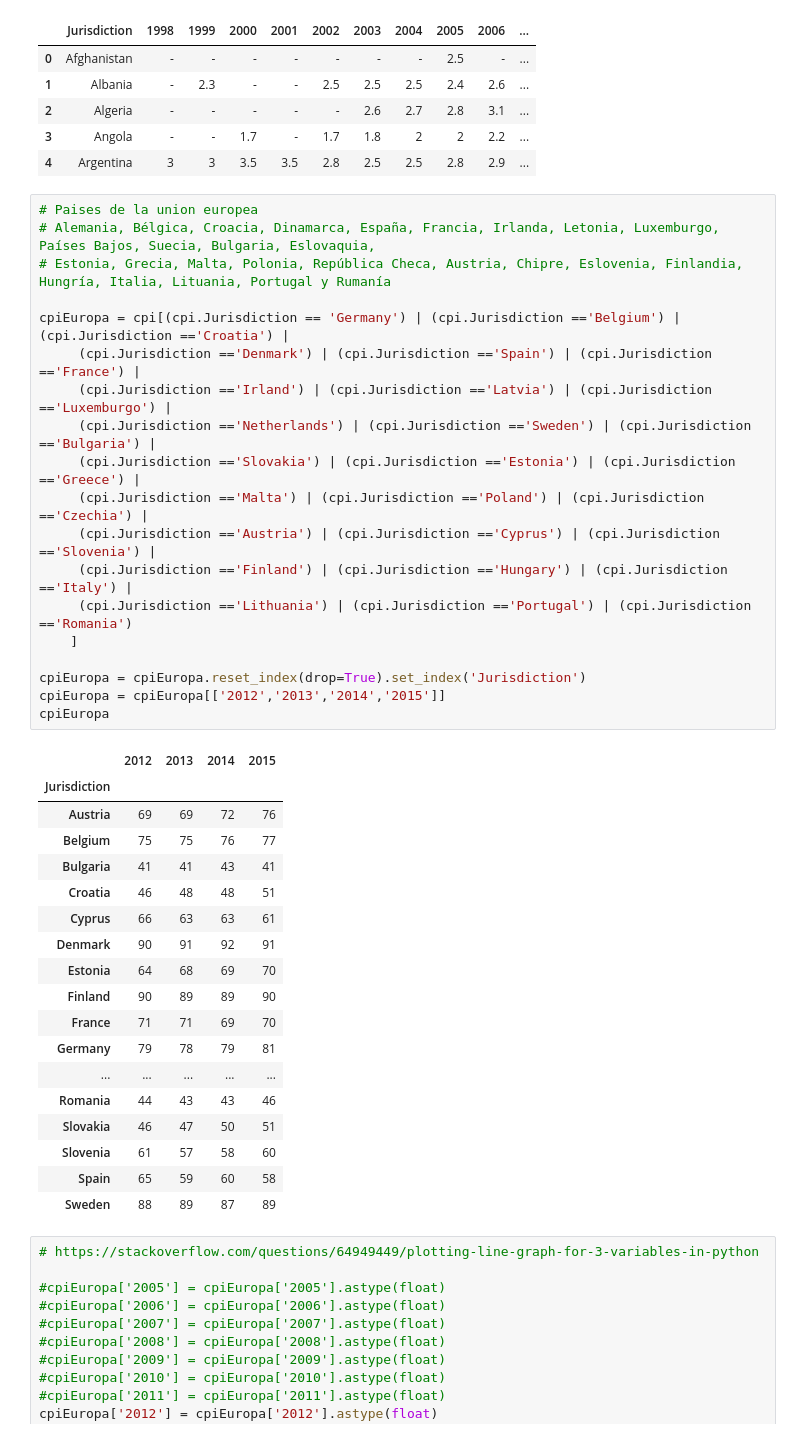
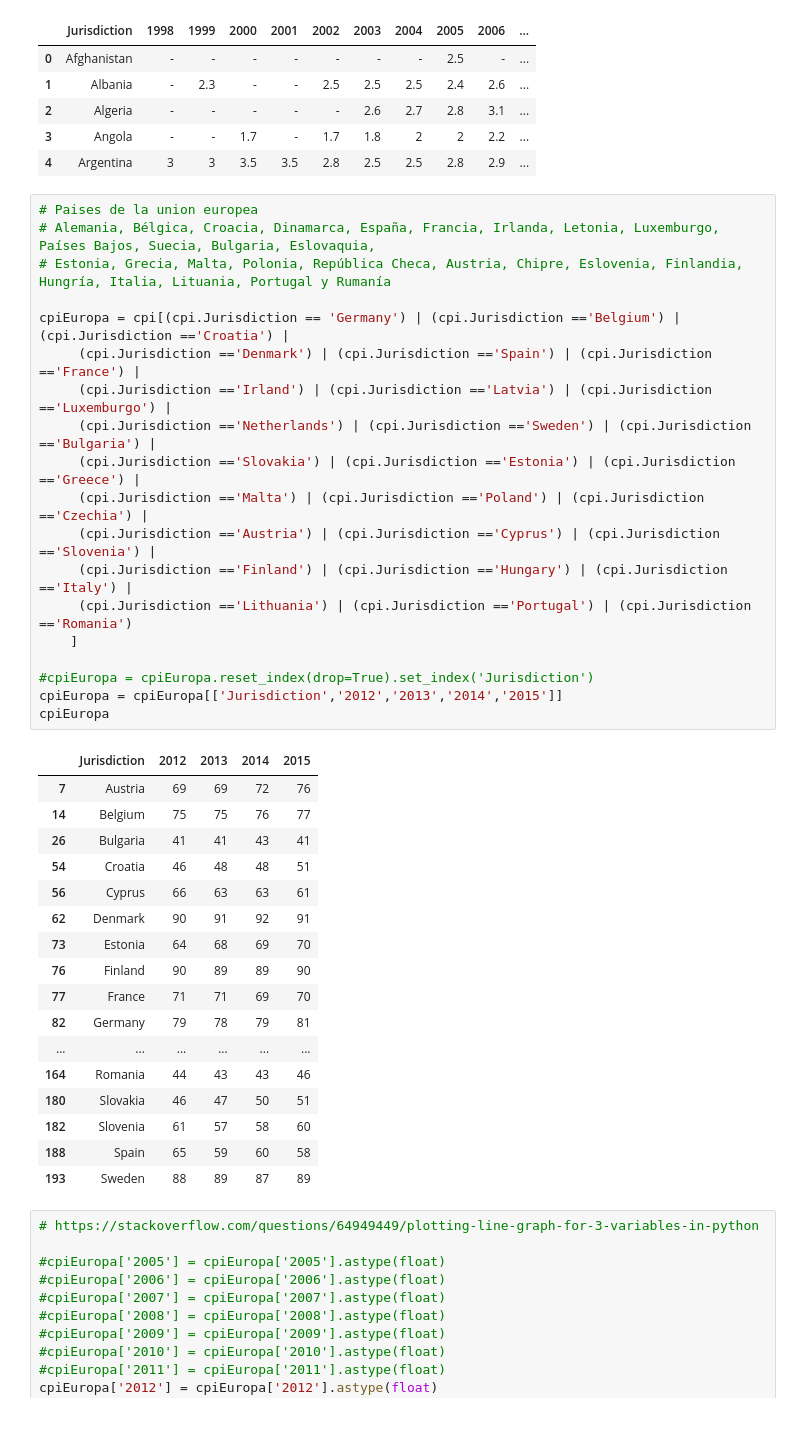
Before and after one commit to fduartej/data_visualization_python, a Jupyter notebook: notebook/CorrupcionPercepcionIndex.ipynb, the cells around one changed output. Saved outputs shown, nothing was run; the diff lists cells and outputs as text.

```diff
--- a/notebook/CorrupcionPercepcionIndex.ipynb
+++ b/notebook/CorrupcionPercepcionIndex.ipynb
@@ -22,41 +141,40 @@ cpi.head()
 # %%
 # Paises de la union europea
 # Alemania, Bélgica, Croacia, Dinamarca, España, Francia, Irlanda, Letonia, Luxemburgo, Países Bajos, Suecia, Bulgaria, Eslovaquia,
 # Estonia, Grecia, Malta, Polonia, República Checa, Austria, Chipre, Eslovenia, Finlandia, Hungría, Italia, Lituania, Portugal y Rumanía
 
 cpiEuropa = cpi[(cpi.Jurisdiction == 'Germany') | (cpi.Jurisdiction =='Belgium') | (cpi.Jurisdiction =='Croatia') |
      (cpi.Jurisdiction =='Denmark') | (cpi.Jurisdiction =='Spain') | (cpi.Jurisdiction =='France') |
      (cpi.Jurisdiction =='Irland') | (cpi.Jurisdiction =='Latvia') | (cpi.Jurisdiction =='Luxemburgo') |
      (cpi.Jurisdiction =='Netherlands') | (cpi.Jurisdiction =='Sweden') | (cpi.Jurisdiction =='Bulgaria') |
      (cpi.Jurisdiction =='Slovakia') | (cpi.Jurisdiction =='Estonia') | (cpi.Jurisdiction =='Greece') |
      (cpi.Jurisdiction =='Malta') | (cpi.Jurisdiction =='Poland') | (cpi.Jurisdiction =='Czechia') |
      (cpi.Jurisdiction =='Austria') | (cpi.Jurisdiction =='Cyprus') | (cpi.Jurisdiction =='Slovenia') |
      (cpi.Jurisdiction =='Finland') | (cpi.Jurisdiction =='Hungary') | (cpi.Jurisdiction =='Italy') |
      (cpi.Jurisdiction =='Lithuania') | (cpi.Jurisdiction =='Portugal') | (cpi.Jurisdiction =='Romania')
     ]
 
-cpiEuropa = cpiEuropa.reset_index(drop=True).set_index('Jurisdiction')
-cpiEuropa = cpiEuropa[['2012','2013','2014','2015']]
+#cpiEuropa = cpiEuropa.reset_index(drop=True).set_index('Jurisdiction')
+cpiEuropa = cpiEuropa[['Jurisdiction','2012','2013','2014','2015']]
 cpiEuropa
 # %% [output]
-|  | 2012 | 2013 | 2014 | 2015 |
-| Jurisdiction |  |  |  |  |
-| Austria | 69 | 69 | 72 | 76 |
-| Belgium | 75 | 75 | 76 | 77 |
-| Bulgaria | 41 | 41 | 43 | 41 |
-| Croatia | 46 | 48 | 48 | 51 |
-| Cyprus | 66 | 63 | 63 | 61 |
-| Denmark | 90 | 91 | 92 | 91 |
-| Estonia | 64 | 68 | 69 | 70 |
-| Finland | 90 | 89 | 89 | 90 |
-| France | 71 | 71 | 69 | 70 |
-| Germany | 79 | 78 | 79 | 81 |
-| ... | ... | ... | ... | ... |
-| Romania | 44 | 43 | 43 | 46 |
-| Slovakia | 46 | 47 | 50 | 51 |
-| Slovenia | 61 | 57 | 58 | 60 |
-| Spain | 65 | 59 | 60 | 58 |
-| Sweden | 88 | 89 | 87 | 89 |
+|  | Jurisdiction | 2012 | 2013 | 2014 | 2015 |
+| 7 | Austria | 69 | 69 | 72 | 76 |
+| 14 | Belgium | 75 | 75 | 76 | 77 |
+| 26 | Bulgaria | 41 | 41 | 43 | 41 |
+| 54 | Croatia | 46 | 48 | 48 | 51 |
+| 56 | Cyprus | 66 | 63 | 63 | 61 |
+| 62 | Denmark | 90 | 91 | 92 | 91 |
+| 73 | Estonia | 64 | 68 | 69 | 70 |
+| 76 | Finland | 90 | 89 | 89 | 90 |
+| 77 | France | 71 | 71 | 69 | 70 |
+| 82 | Germany | 79 | 78 | 79 | 81 |
+| ... | ... | ... | ... | ... | ... |
+| 164 | Romania | 44 | 43 | 43 | 46 |
+| 180 | Slovakia | 46 | 47 | 50 | 51 |
+| 182 | Slovenia | 61 | 57 | 58 | 60 |
+| 188 | Spain | 65 | 59 | 60 | 58 |
+| 193 | Sweden | 88 | 89 | 87 | 89 |
 # %%
 # https://stackoverflow.com/questions/64949449/plotting-line-graph-for-3-variables-in-python
 
```
Also changed, not shown: parts of 16 cells of this notebook.
